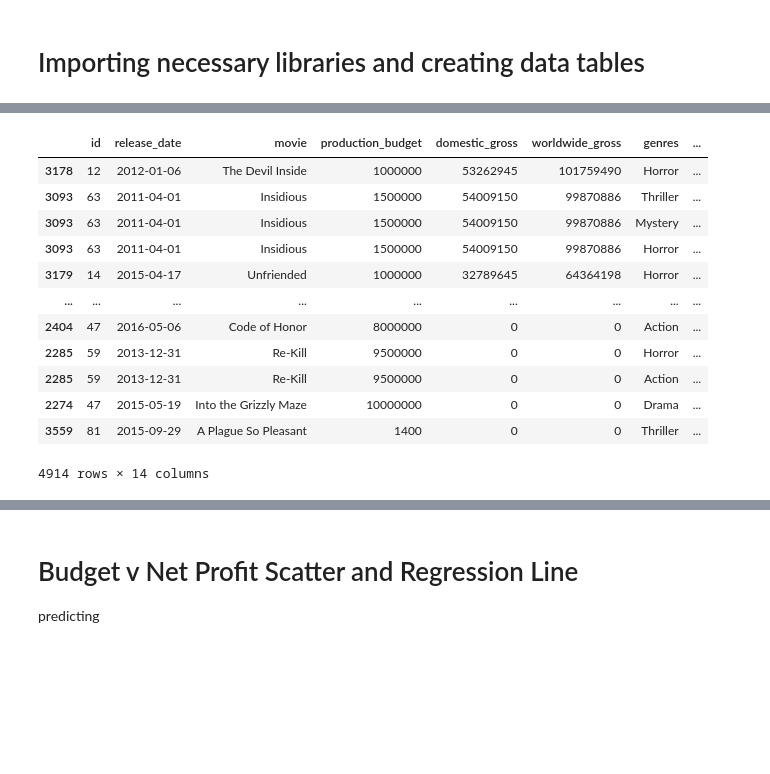
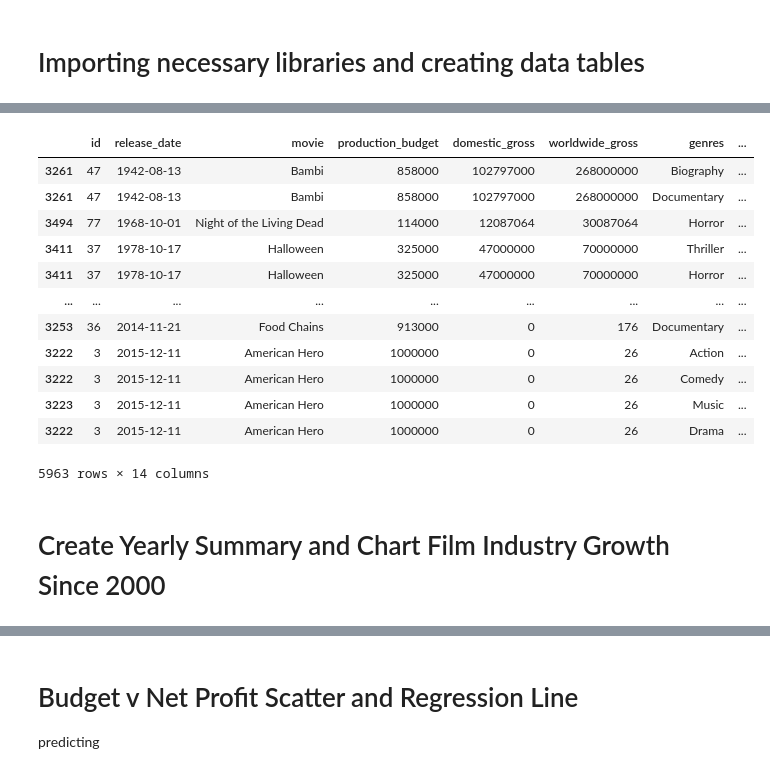
Before and after one commit to john-c-simmons/microsoft_film_reccomendation, a Jupyter notebook: jcscleannotebook.ipynb, the cells around one changed output, grey strips where cells are left out. Drawn from its saved outputs; the diff is of its cells as text; code cells hidden in the pictures; blank space fills up the shorter version.

```diff
--- a/jcscleannotebook.ipynb
+++ b/jcscleannotebook.ipynb
@@ -59,53 +49,55 @@ df.genres = df.genres.str.split(',') #this performs the split on the same column
 df = df.explode('genres') #this explodes the newly created column and saves it to a new df
 
 
+
 df.drop_duplicates(subset=['genres', 'movie'], keep='last', inplace = True)
 df['production_budget'] = df['production_budget'].str.replace(',', '', regex = True)
 df['production_budget'] = df['production_budget'].str.replace('$', '', regex = True).astype(int)
 df['domestic_gross'] = df['domestic_gross'].str.replace(',', '', regex = True)
 df['domestic_gross'] = df['domestic_gross'].str.replace('$', '', regex = True).astype(int)
 df['worldwide_gross'] = df['worldwide_gross'].str.replace(',', '', regex = True)
 df['worldwide_gross'] = df['worldwide_gross'].str.replace('$', '', regex = True).astype(int)
 
 ##Cleans numerical data and sets it to integer typre.
-
 df.release_date = pd.to_datetime(df.release_date)
-
+#df = df[(df['release_date'] >= '1990-01-01') & (df['release_date'] <= '2019-01-01')]
 df['total_gross'] = df['worldwide_gross'] + df['domestic_gross']
+df = df[(df['total_gross'] > 0)]
 #Creates total gross column combining domestic and foreign gross
 df['net_profit'] = df['total_gross'] - df['production_budget']
 #Creates net profit column subtracting budget from total gross,
 df['return_on_investment'] = df['net_profit'] / df['production_budget']
 # Createsreturn on investment dividing total gross by production budget
-df = df[(df['release_date'] >= '2010-01-01') & (df['release_date'] <= '2019-01-01')]
-#Limits data to only films released from Jan 1, 2010 to Jan 1, 2019.
+
 month = df['release_date'].apply(lambda x: x.month).astype(int)
 year = df['release_date'].apply(lambda x: x.year).astype(int)
 df['month'] = month
 df['year'] = year
 #Creates year and month columns from release date column.
 df.loc[df.production_budget>0, 'film_size']='0-5m$'
 df.loc[df.production_budget>5000000, 'film_size']='5m-45m$'
 df.loc[df.production_budget>45000000, 'film_size']='45m$+'
 #Creates film size column based on our 4-45m reccomendation
 df.groupby('production_budget')
 df['budget_bins'] = pd.cut(df['production_budget'], [0, 1000000, 5000000, 10000000, 15000000, 20000000, 50000000, 100000000, 200000000, 400000000, 500000000])
 bud_size = pd.cut(df['production_budget'], [0, 5000000, 45000000, 500000000])
-grouped_bins =  df.groupby(df.budget_bins)['production_budget'].agg(['count'])
-#Creates
-df = df.drop([361, 3496], axis=0)
+#Creates a wider array of grouped budget bins for bar plot analysis
+df = df.drop([3496], axis=0)
+#drops erroneously reported rows
 df.sort_values(by='return_on_investment', ascending=False)
 # %% [output]
 |  | id | release_date | movie | production_budget | domestic_gross | worldwide_gross | genres | ... |
-| 3178 | 12 | 2012-01-06 | The Devil Inside | 1000000 | 53262945 | 101759490 | Horror | ... |
-| 3093 | 63 | 2011-04-01 | Insidious | 1500000 | 54009150 | 99870886 | Thriller | ... |
-| 3093 | 63 | 2011-04-01 | Insidious | 1500000 | 54009150 | 99870886 | Mystery | ... |
-| 3093 | 63 | 2011-04-01 | Insidious | 1500000 | 54009150 | 99870886 | Horror | ... |
-| 3179 | 14 | 2015-04-17 | Unfriended | 1000000 | 32789645 | 64364198 | Horror | ... |
+| 3261 | 47 | 1942-08-13 | Bambi | 858000 | 102797000 | 268000000 | Biography | ... |
+| 3261 | 47 | 1942-08-13 | Bambi | 858000 | 102797000 | 268000000 | Documentary | ... |
+| 3494 | 77 | 1968-10-01 | Night of the Living Dead | 114000 | 12087064 | 30087064 | Horror | ... |
+| 3411 | 37 | 1978-10-17 | Halloween | 325000 | 47000000 | 70000000 | Thriller | ... |
+| 3411 | 37 | 1978-10-17 | Halloween | 325000 | 47000000 | 70000000 | Horror | ... |
 | ... | ... | ... | ... | ... | ... | ... | ... | ... |
-| 2404 | 47 | 2016-05-06 | Code of Honor | 8000000 | 0 | 0 | Action | ... |
-| 2285 | 59 | 2013-12-31 | Re-Kill | 9500000 | 0 | 0 | Horror | ... |
-| 2285 | 59 | 2013-12-31 | Re-Kill | 9500000 | 0 | 0 | Action | ... |
-| 2274 | 47 | 2015-05-19 | Into the Grizzly Maze | 10000000 | 0 | 0 | Drama | ... |
-| 3559 | 81 | 2015-09-29 | A Plague So Pleasant | 1400 | 0 | 0 | Thriller | ... |
+| 3253 | 36 | 2014-11-21 | Food Chains | 913000 | 0 | 176 | Documentary | ... |
+| 3222 | 3 | 2015-12-11 | American Hero | 1000000 | 0 | 26 | Action | ... |
+| 3222 | 3 | 2015-12-11 | American Hero | 1000000 | 0 | 26 | Comedy | ... |
+| 3223 | 3 | 2015-12-11 | American Hero | 1000000 | 0 | 26 | Music | ... |
+| 3222 | 3 | 2015-12-11 | American Hero | 1000000 | 0 | 26 | Drama | ... |
-4914 rows × 14 columns
+5963 rows × 14 columns
+# %% [markdown]
+# Create Yearly Summary and Chart Film Industry Growth Since 2000
```
Also changed, not shown: parts of 22 cells of this notebook.
